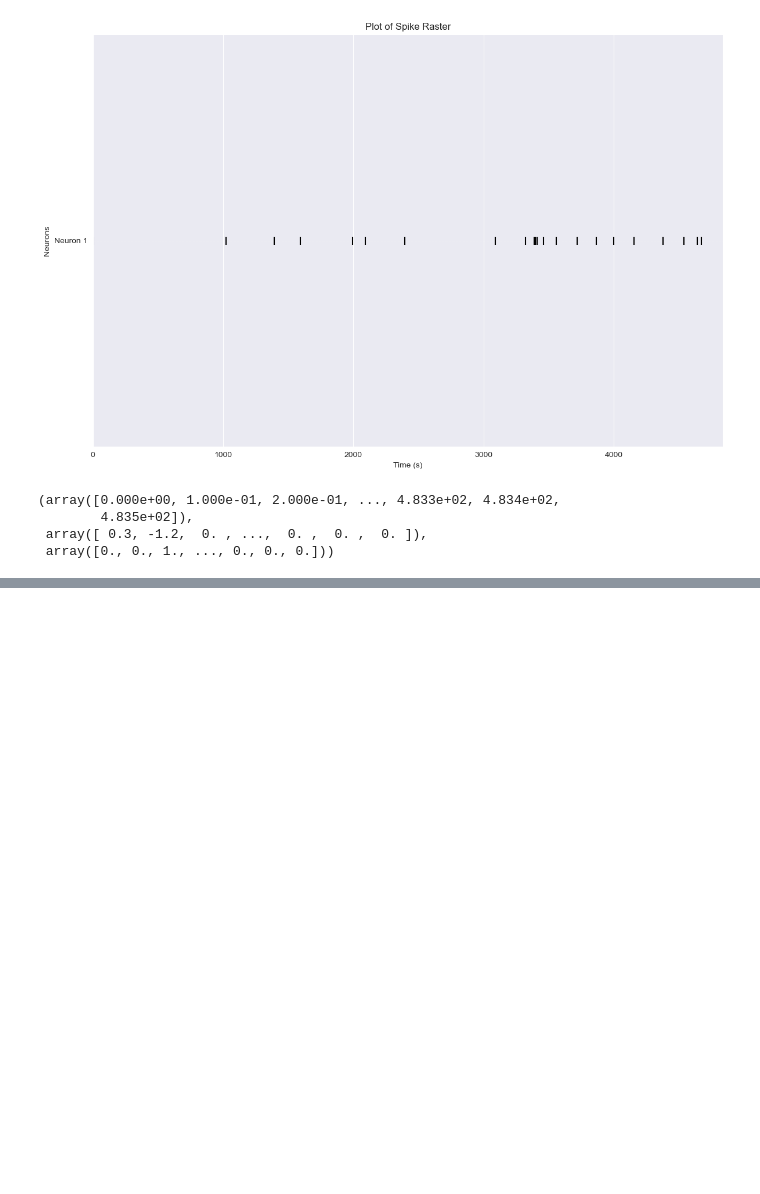
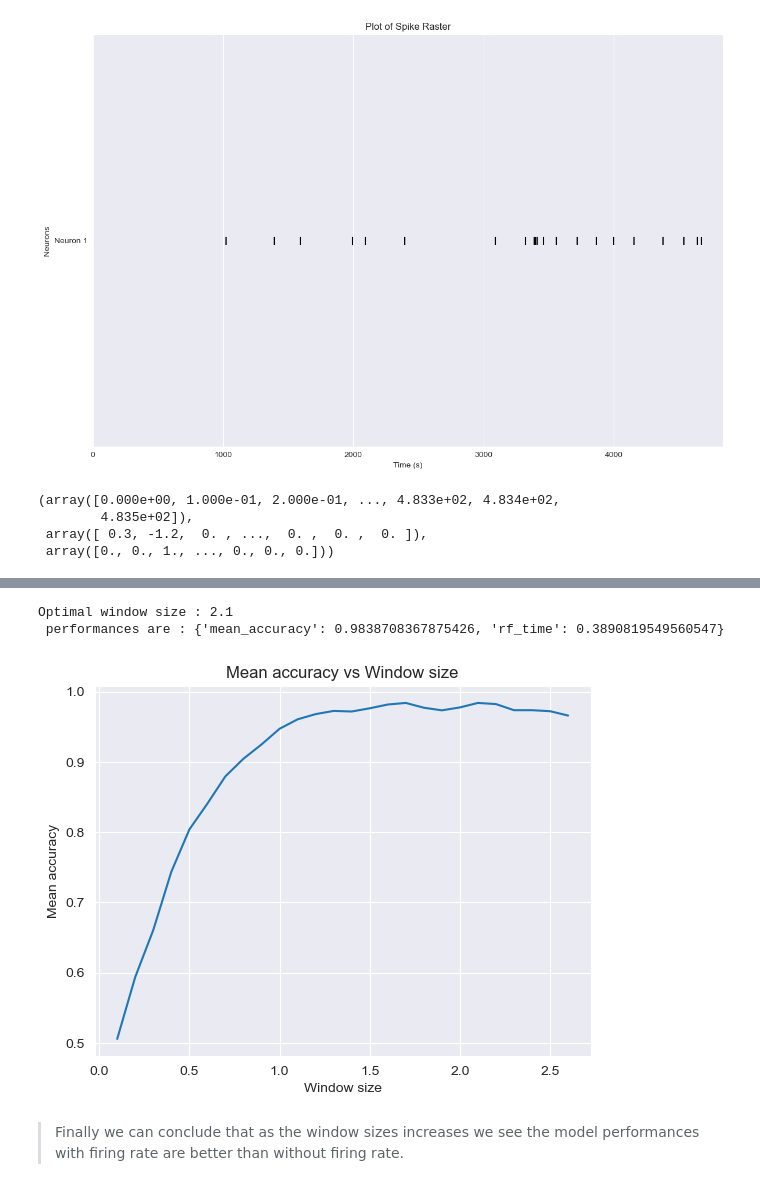
Before and after one commit to gerryfrank10/neuronal-analysis, a Jupyter notebook: Assignment/answer.ipynb, the cells around one changed output, grey strips where cells are left out. Cells and saved outputs as stored; diff of their text form; code cells hidden in the pictures; blank space fills up the shorter version.

```diff
--- a/Assignment/answer.ipynb
+++ b/Assignment/answer.ipynb
@@ -414,0 +589,10 @@ def plot_network(neurons, duration):
+# %%
+"""
+Loading the spikes and target predicted variable to the model_rate_1 function.
+Please uncomment to load another dataset.
+"""
+window_sizes = np.arange(0.1, 2.7, 0.1)
+spikes = np.loadtxt('DataSetCoursework_AMA.txt') #or 'DataSetCoursework_POG.txt')
+model_path = 'model_rf.pkl'
+target = spikes[:,-2].astype(int)
+performances, optimal_window_size = model_rate_1(spikes=spikes, target=target, windows_size=window_sizes,model_path=model_path)
@@ -414,0 +617,17 @@ def plot_network(neurons, duration):
+# %%
+print(f'Optimal window size : {optimal_window_size} \n performances are : {performances[optimal_window_size]}')
+# %% [output]
+Optimal window size : 2.1
+ performances are : {'mean_accuracy': 0.9838708367875426, 'rf_time': 0.3890819549560547}
+# %%
+mean_accuracy = [performances[i]['mean_accuracy'] for i in performances.keys()]
+window_sizes = [i for i in performances.keys()]
+plt.plot(window_sizes, mean_accuracy)
+plt.xlabel('Window size')
+plt.ylabel('Mean accuracy')
+plt.title('Mean accuracy vs Window size')
+plt.show()
+# %% [output]
+[figure, added]
+# %% [markdown]
+> Finally we can conclude that as the window sizes increases we see the model performances with firing rate are better than without firing rate.
```
Also changed, not shown: parts of 39 cells of this notebook, 1 other file.
